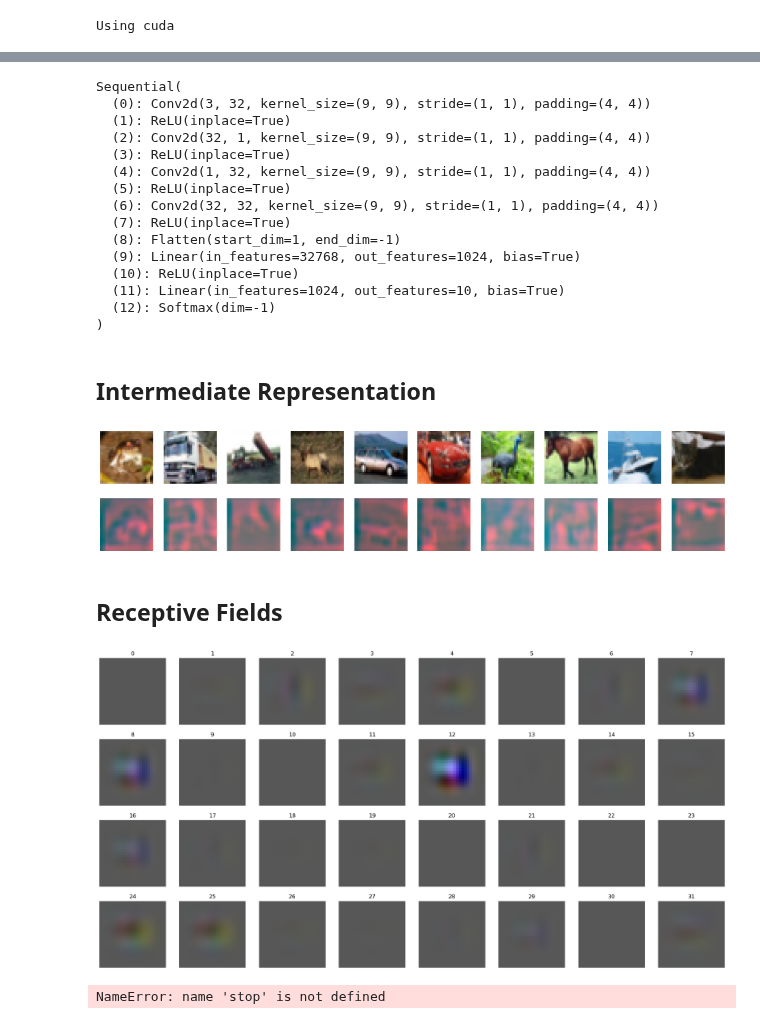
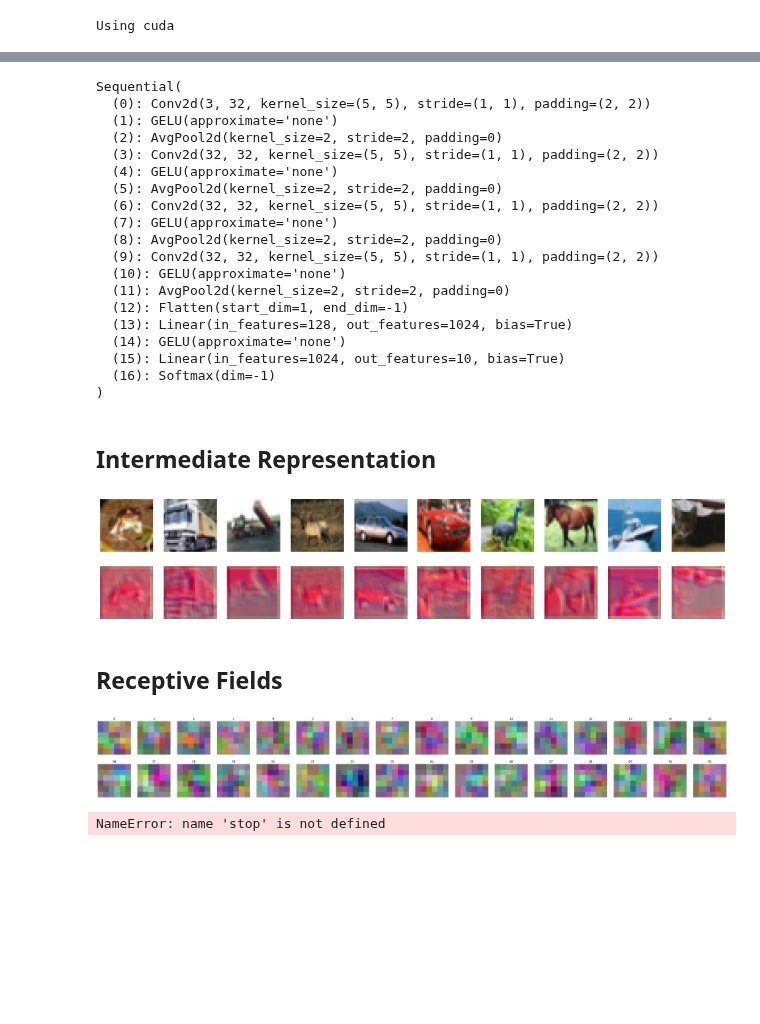
Before and after one commit to fabioseel/receptive-fields, a Jupyter notebook: src/evaluation.ipynb, the cells around one changed output, grey strips where cells are left out. Drawn from its saved outputs; the diff is of its cells as text; code cells hidden in the pictures; blank space fills up the shorter version.

```diff
--- a/src/evaluation.ipynb
+++ b/src/evaluation.ipynb
@@ -20,7 +20,7 @@ print("Using", device)
 # %% [output]
 Using cuda
 # %%
-model = load_model("../models/lindsey_optim/lindseydefault/e09")
+model = load_model("../models/reg_pooling/retinal_weight_reg")#lindsey_act_reg/lindseydefaultgrey_l1ae-6_gelu")
 transf = [transforms.ToTensor()]
 in_channels = model.in_channels
 img_size = model.img_size
@@ -57,19 +57,23 @@ Estimated Total Size (MB): 135.46
 model.eval()
 # %% [output]
 Sequential(
-  (0): Conv2d(3, 32, kernel_size=(9, 9), stride=(1, 1), padding=(4, 4))
-  (1): ReLU(inplace=True)
-  (2): Conv2d(32, 1, kernel_size=(9, 9), stride=(1, 1), padding=(4, 4))
-  (3): ReLU(inplace=True)
-  (4): Conv2d(1, 32, kernel_size=(9, 9), stride=(1, 1), padding=(4, 4))
-  (5): ReLU(inplace=True)
-  (6): Conv2d(32, 32, kernel_size=(9, 9), stride=(1, 1), padding=(4, 4))
-  (7): ReLU(inplace=True)
-  (8): Flatten(start_dim=1, end_dim=-1)
-  (9): Linear(in_features=32768, out_features=1024, bias=True)
-  (10): ReLU(inplace=True)
-  (11): Linear(in_features=1024, out_features=10, bias=True)
-  (12): Softmax(dim=-1)
+  (0): Conv2d(3, 32, kernel_size=(5, 5), stride=(1, 1), padding=(2, 2))
+  (1): GELU(approximate='none')
+  (2): AvgPool2d(kernel_size=2, stride=2, padding=0)
+  (3): Conv2d(32, 32, kernel_size=(5, 5), stride=(1, 1), padding=(2, 2))
+  (4): GELU(approximate='none')
+  (5): AvgPool2d(kernel_size=2, stride=2, padding=0)
+  (6): Conv2d(32, 32, kernel_size=(5, 5), stride=(1, 1), padding=(2, 2))
+  (7): GELU(approximate='none')
+  (8): AvgPool2d(kernel_size=2, stride=2, padding=0)
+  (9): Conv2d(32, 32, kernel_size=(5, 5), stride=(1, 1), padding=(2, 2))
+  (10): GELU(approximate='none')
+  (11): AvgPool2d(kernel_size=2, stride=2, padding=0)
+  (12): Flatten(start_dim=1, end_dim=-1)
+  (13): Linear(in_features=128, out_features=1024, bias=True)
+  (14): GELU(approximate='none')
+  (15): Linear(in_features=1024, out_features=10, bias=True)
+  (16): Softmax(dim=-1)
 )
 # %% [markdown]
 ## Intermediate Representation
@@ -82,17 +86,17 @@ for ax, im in zip(axes[0], imgs[0]):
     ax.imshow(im.movedim(0,2), cmap='gray')
     ax.axis('off')
 for ax, im in zip(axes[1], processed):
-    ax.imshow(normalizeZeroOne(im[:min(3, im.shape[0])].movedim(0,2)), cmap='gray')
+    ax.imshow(normalizeZeroOne(im.movedim(0,2)[...,:3]), cmap='gray')
     ax.axis('off')
 # %% [output]
-[figure, old version]
+[figure, new version]
 # %% [markdown]
 ## Receptive Fields
 # %%
-eff_rfs = effective_receptive_field(model[:5], n_batch=1, fill_value=0.5, device=device) # model[0].weight.detach().cpu()# TODO: High prio: fix bug in rf size estimation! padding? dilation, stride?
-multiplot(eff_rfs, color=True, individ_normalize=False)
+eff_rfs = effective_receptive_field(model[:3], n_batch=1, fill_value=0.5, device=device) # model[0].weight.detach().cpu()# TODO: High prio: fix bug in rf size estimation! padding? dilation, stride?
+multiplot(eff_rfs, color=True, individ_normalize=False, plots_per_row=16)
 # %% [output]
-[figure, old version]
+[figure, new version]
 # %%
 stop
 # %% [output]
```
Also changed, not shown: parts of 2 cells of this notebook, 3 other files.
